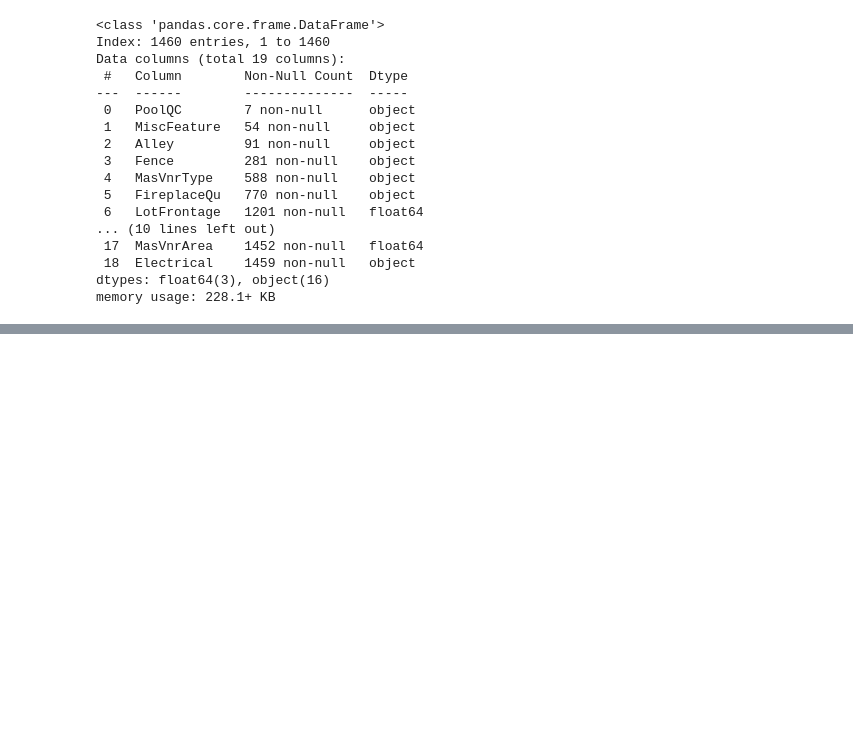
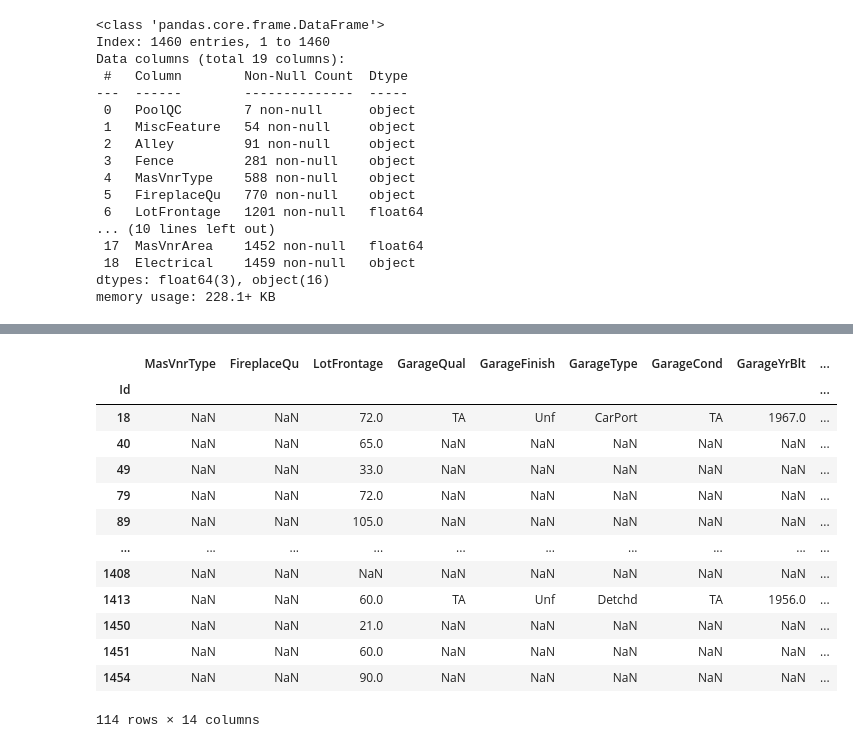
Before and after one commit to Swanger-Iz/ML_projs, a Jupyter notebook: house_prices/house_prices_project.ipynb, the cells around one changed output, grey strips where cells are left out. Cells and saved outputs as stored; diff of their text form; code cells hidden in the pictures; blank space fills up the shorter version.

Commit message:
Filled out Fireplace and Garage empty rows

```diff
--- a/house_prices/house_prices_project.ipynb
+++ b/house_prices/house_prices_project.ipynb
@@ -134,0 +170,3 @@ df[]
+# %%
+nn_features_percents = count_nn_feat_percents(df)
+nn_features_percents
@@ -134,0 +206,18 @@ df[]
+# %%
+# Все строки в котором хотя бы одно значение NaN
+df[df[nn_features_percents[3:].index].isna().any(axis=1)].loc[:, nn_features_percents.index]
+# %% [output]
+|  | MasVnrType | FireplaceQu | LotFrontage | GarageQual | GarageFinish | GarageType | GarageCond | GarageYrBlt | ... |
+| Id |  |  |  |  |  |  |  |  | ... |
+| 18 | NaN | NaN | 72.0 | TA | Unf | CarPort | TA | 1967.0 | ... |
+| 40 | NaN | NaN | 65.0 | NaN | NaN | NaN | NaN | NaN | ... |
+| 49 | NaN | NaN | 33.0 | NaN | NaN | NaN | NaN | NaN | ... |
+| 79 | NaN | NaN | 72.0 | NaN | NaN | NaN | NaN | NaN | ... |
+| 89 | NaN | NaN | 105.0 | NaN | NaN | NaN | NaN | NaN | ... |
+| ... | ... | ... | ... | ... | ... | ... | ... | ... | ... |
+| 1408 | NaN | NaN | NaN | NaN | NaN | NaN | NaN | NaN | ... |
+| 1413 | NaN | NaN | 60.0 | TA | Unf | Detchd | TA | 1956.0 | ... |
+| 1450 | NaN | NaN | 21.0 | NaN | NaN | NaN | NaN | NaN | ... |
+| 1451 | NaN | NaN | 60.0 | NaN | NaN | NaN | NaN | NaN | ... |
+| 1454 | NaN | NaN | 90.0 | NaN | NaN | NaN | NaN | NaN | ... |
+114 rows × 14 columns
```
Also changed, not shown: parts of 33 cells of this notebook.
